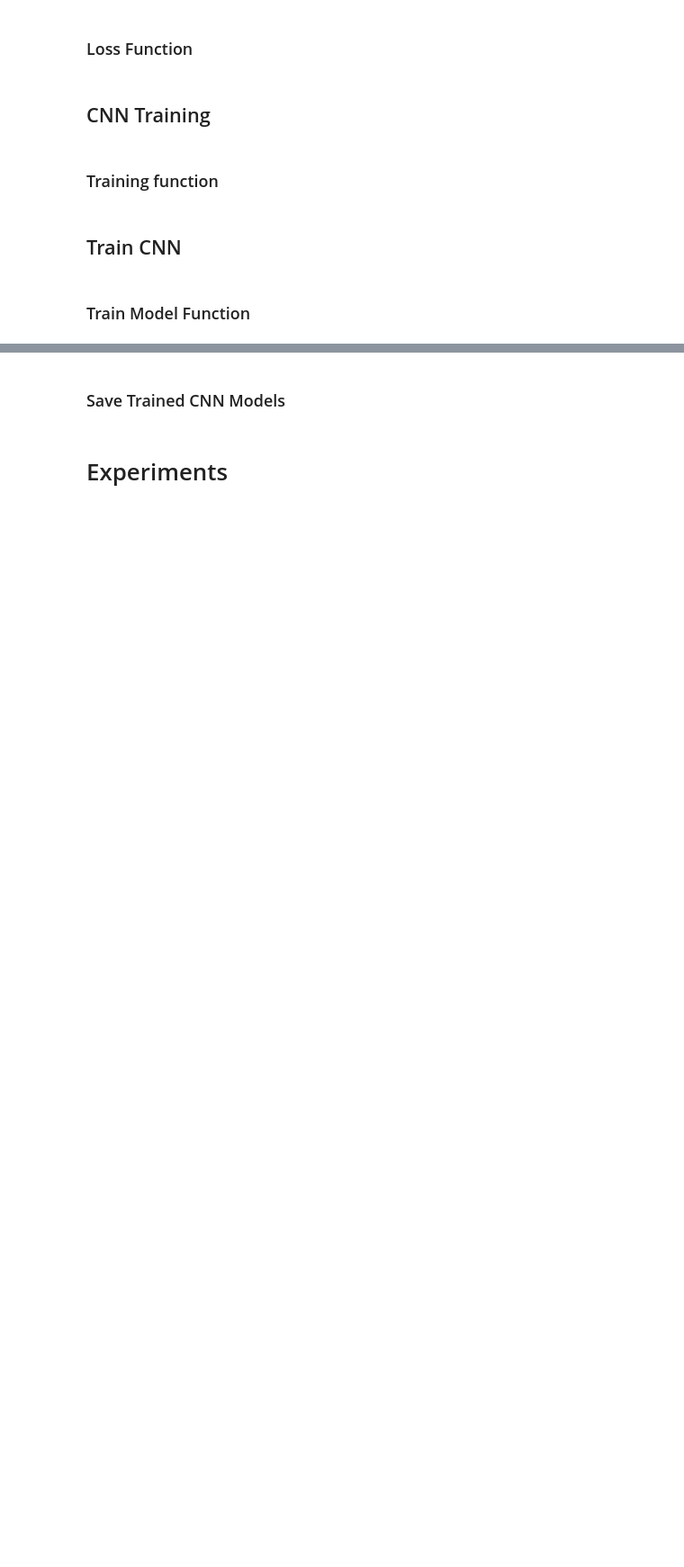
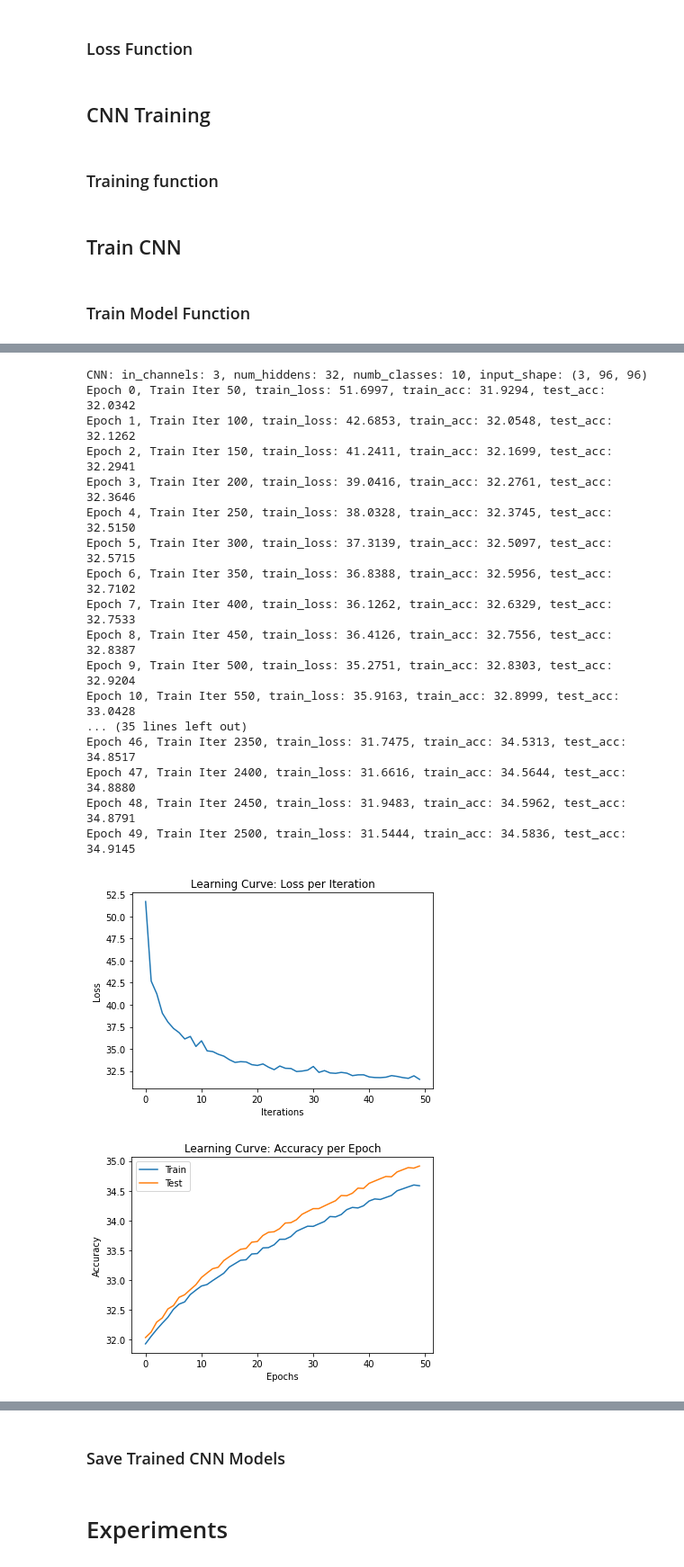
Before and after one commit to alexfok/IntroDeepLearning2022, a Jupyter notebook: IDL_Project_v1.ipynb, the cells around one changed output, grey strips where cells are left out. Shown at 90% size. Saved outputs shown, nothing was run; the diff lists cells and outputs as text; code cells hidden in the pictures; blank space fills up the shorter version.

```diff
--- a/IDL_Project_v1.ipynb
+++ b/IDL_Project_v1.ipynb
@@ -2039,3 +2048,23 @@ model_1_cnn = train_model_cnn(stl10_train_split, stl10_test_split, enc_in_chnl=3
 # %%
-model_1_stl10_cnn = train_model_cnn(stl10_train_split, stl10_test_split, enc_in_chnl=3, numb_classes=10, batch_size=100, num_epochs=50, image_shape=(3, 96, 96), dataset='STL10')
+model_1_stl10 = train_model(stl10_train_split, stl10_test_split, enc_in_chnl=3, numb_classes=10, batch_size=100, num_epochs=50, image_shape=(3, 96, 96), dataset='STL10')
+# %% [output]
+CNN: in_channels: 3, num_hiddens: 32, numb_classes: 10, input_shape: (3, 96, 96)
+Epoch 0, Train Iter 50, train_loss: 51.6997, train_acc: 31.9294, test_acc: 32.0342
+Epoch 1, Train Iter 100, train_loss: 42.6853, train_acc: 32.0548, test_acc: 32.1262
+Epoch 2, Train Iter 150, train_loss: 41.2411, train_acc: 32.1699, test_acc: 32.2941
+Epoch 3, Train Iter 200, train_loss: 39.0416, train_acc: 32.2761, test_acc: 32.3646
+Epoch 4, Train Iter 250, train_loss: 38.0328, train_acc: 32.3745, test_acc: 32.5150
+Epoch 5, Train Iter 300, train_loss: 37.3139, train_acc: 32.5097, test_acc: 32.5715
+Epoch 6, Train Iter 350, train_loss: 36.8388, train_acc: 32.5956, test_acc: 32.7102
+Epoch 7, Train Iter 400, train_loss: 36.1262, train_acc: 32.6329, test_acc: 32.7533
+Epoch 8, Train Iter 450, train_loss: 36.4126, train_acc: 32.7556, test_acc: 32.8387
+Epoch 9, Train Iter 500, train_loss: 35.2751, train_acc: 32.8303, test_acc: 32.9204
+Epoch 10, Train Iter 550, train_loss: 35.9163, train_acc: 32.8999, test_acc: 33.0428
+... (35 lines left out)
+Epoch 46, Train Iter 2350, train_loss: 31.7475, train_acc: 34.5313, test_acc: 34.8517
+Epoch 47, Train Iter 2400, train_loss: 31.6616, train_acc: 34.5644, test_acc: 34.8880
+Epoch 48, Train Iter 2450, train_loss: 31.9483, train_acc: 34.5962, test_acc: 34.8791
+Epoch 49, Train Iter 2500, train_loss: 31.5444, train_acc: 34.5836, test_acc: 34.9145
+[figure, added]
+[figure, added]
 # %% [markdown]
```
Also changed, not shown: parts of 16 cells of this notebook.
